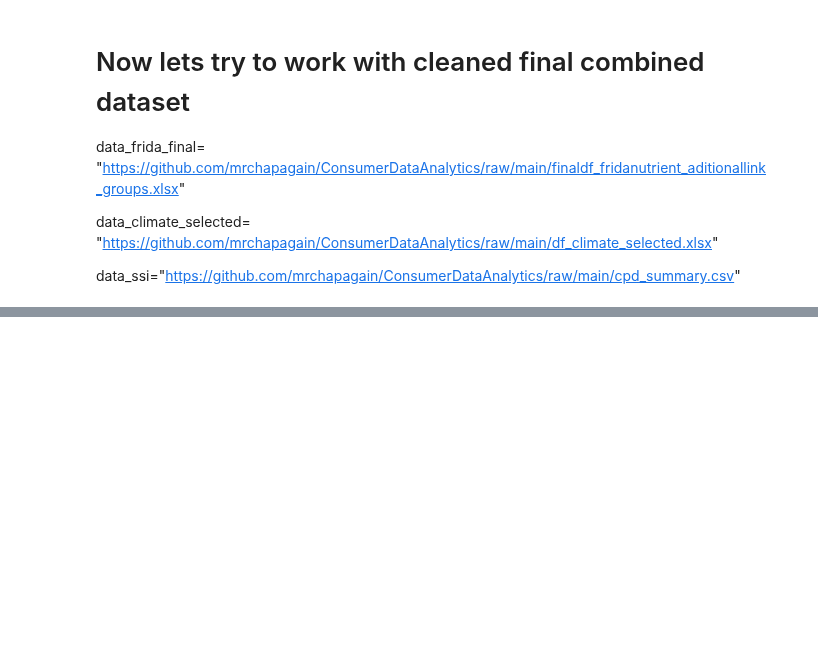
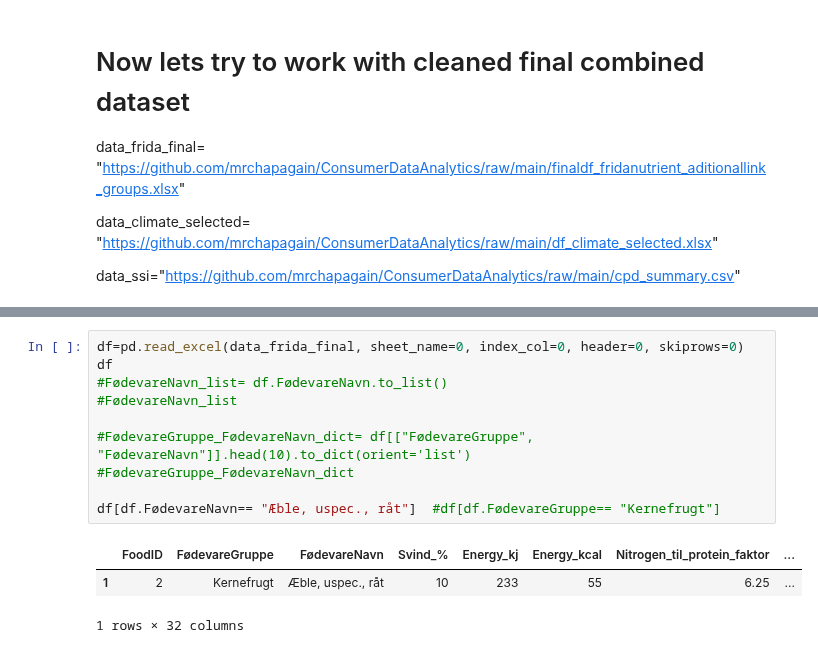
Before and after one commit to mrchapagain/ConsumerDataAnalytics, a Jupyter notebook: Data_Exploration.ipynb, the cells around one changed output, grey strips where cells are left out. Cells and saved outputs as stored; diff of their text form; blank space fills up the shorter version.

```diff
--- a/Data_Exploration.ipynb
+++ b/Data_Exploration.ipynb
@@ -707,0 +703,14 @@ DataFrame
+# %%
+df=pd.read_excel(data_frida_final, sheet_name=0, index_col=0, header=0, skiprows=0)
+df
+#FødevareNavn_list= df.FødevareNavn.to_list()
+#FødevareNavn_list
+
+#FødevareGruppe_FødevareNavn_dict= df[["FødevareGruppe",	"FødevareNavn"]].head(10).to_dict(orient='list')
+#FødevareGruppe_FødevareNavn_dict
+
+df[df.FødevareNavn== "Æble, uspec., råt"]  #df[df.FødevareGruppe== "Kernefrugt"]
+# %% [output]
+|  | FoodID | FødevareGruppe | FødevareNavn | Svind_% | Energy_kj | Energy_kcal | Nitrogen_til_protein_faktor | ... |
+| 1 | 2 | Kernefrugt | Æble, uspec., råt | 10 | 233 | 55 | 6.25 | ... |
+1 rows × 32 columns
```
Also changed, not shown: parts of 3 cells of this notebook.
